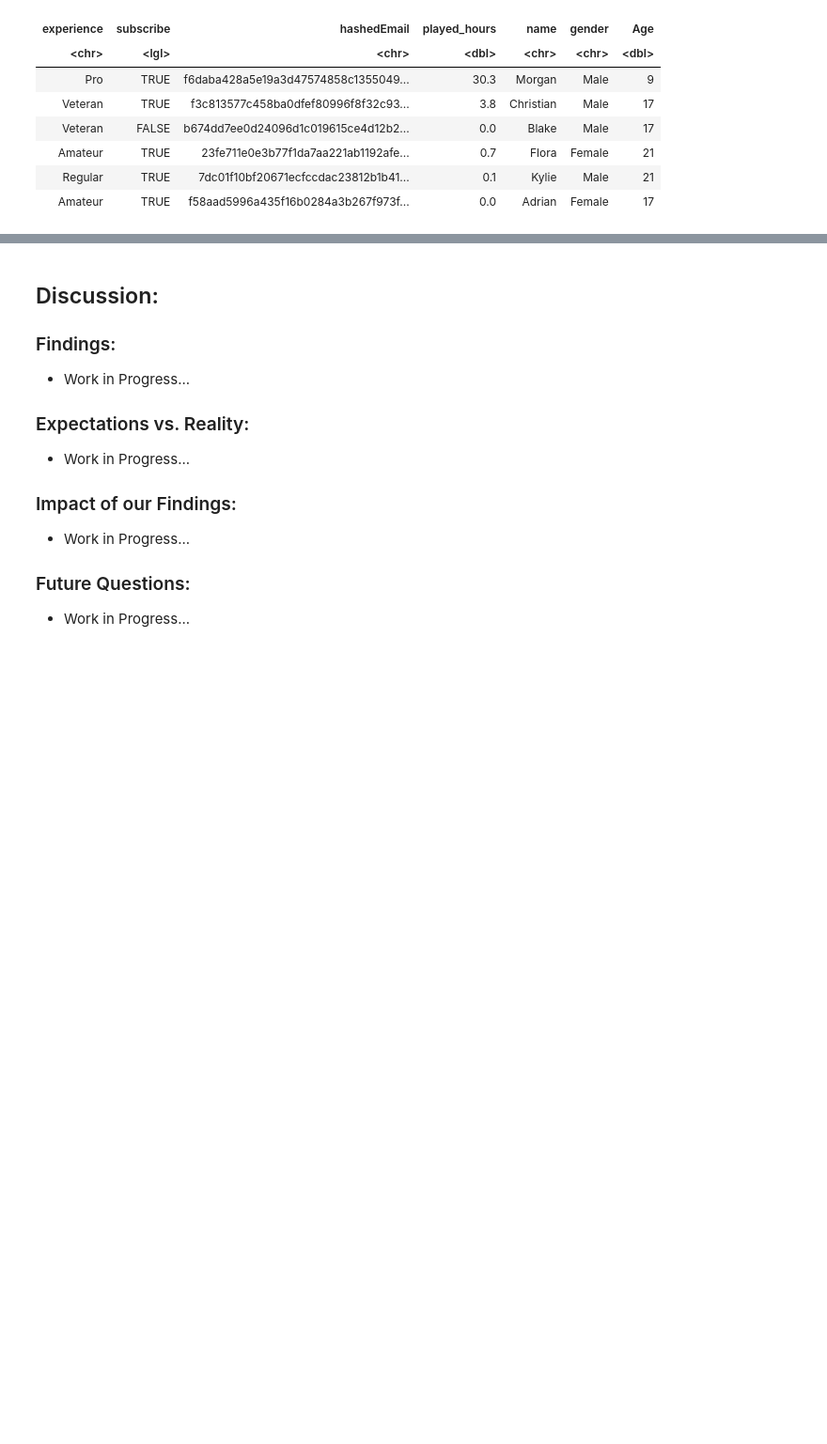
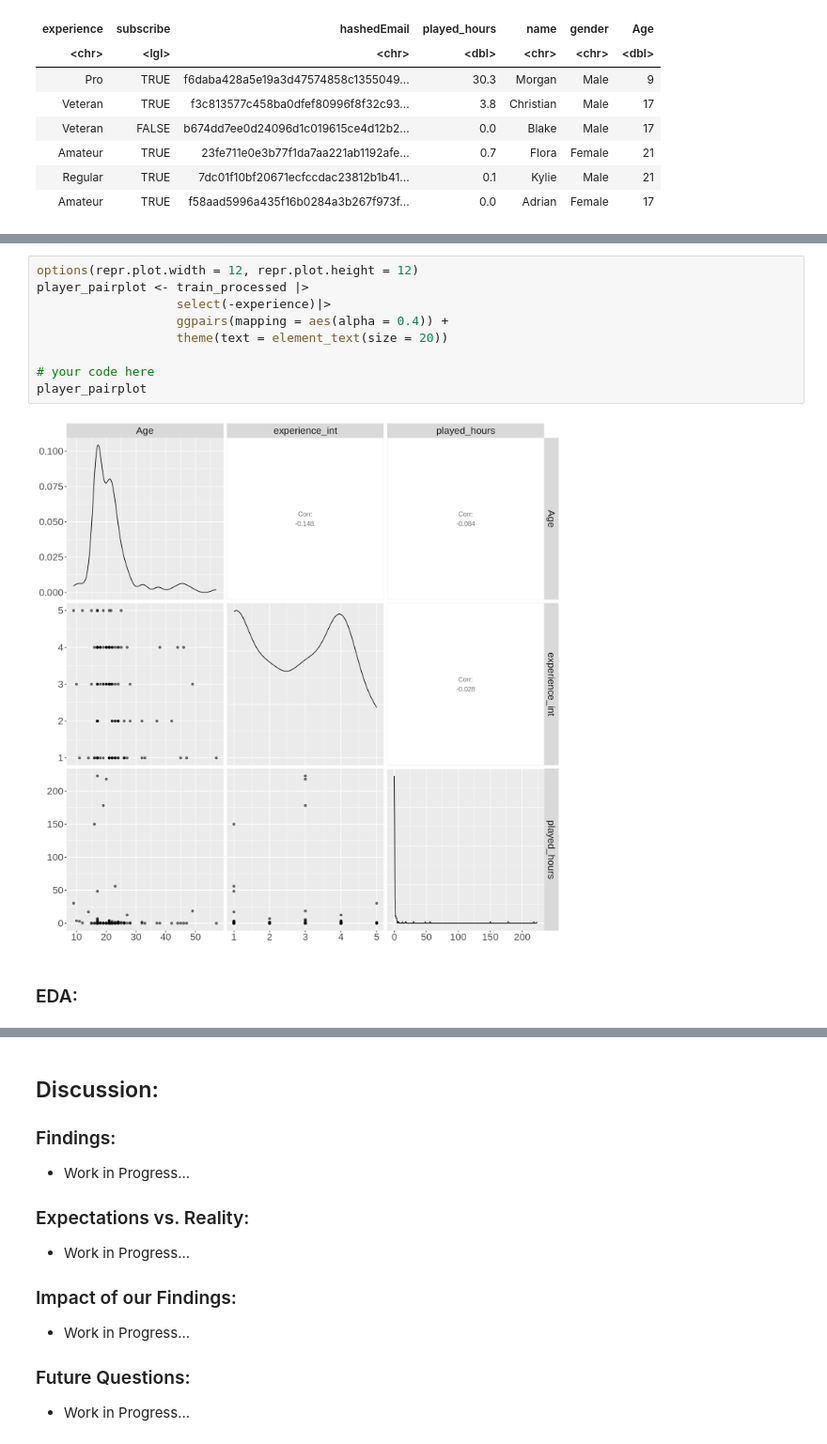
Before and after one commit to Andrewhli06/final_dsci_100_project, a Jupyter notebook: DSCI100FinProj.ipynb, the cells around one changed output, grey strips where cells are left out. Shown at 94% size. Drawn from its saved outputs; the diff is of its cells as text; blank space fills up the shorter version.

```diff
--- a/DSCI100FinProj.ipynb
+++ b/DSCI100FinProj.ipynb
@@ -111,2 +151,15 @@ A tibble: 6 × 7
+# %%
+options(repr.plot.width = 12, repr.plot.height = 12)
+player_pairplot <- train_processed |>
+                   select(-experience)|>
+                   ggpairs(mapping = aes(alpha = 0.4)) +
+                   theme(text = element_text(size = 20))
+
+# your code here
+player_pairplot
+# %% [output]
+[figure, added]
+# %% [markdown]
+### EDA:
 # %%
 options(repr.plot.width = 8, repr.plot.height = 8)
```
Also changed, not shown: parts of 11 cells of this notebook.
